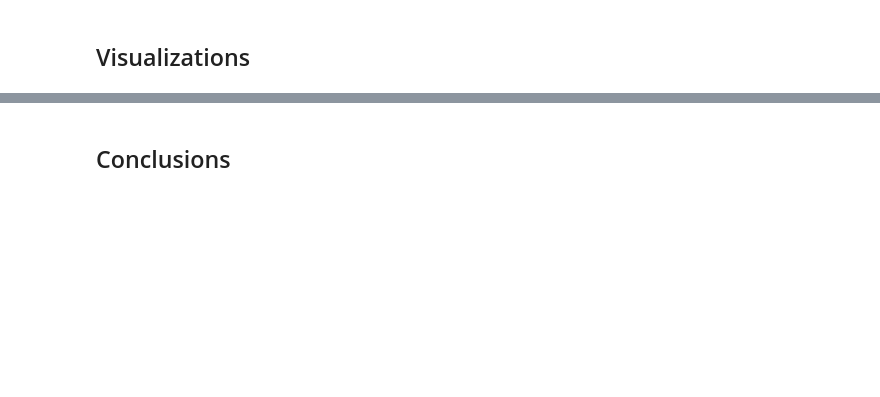
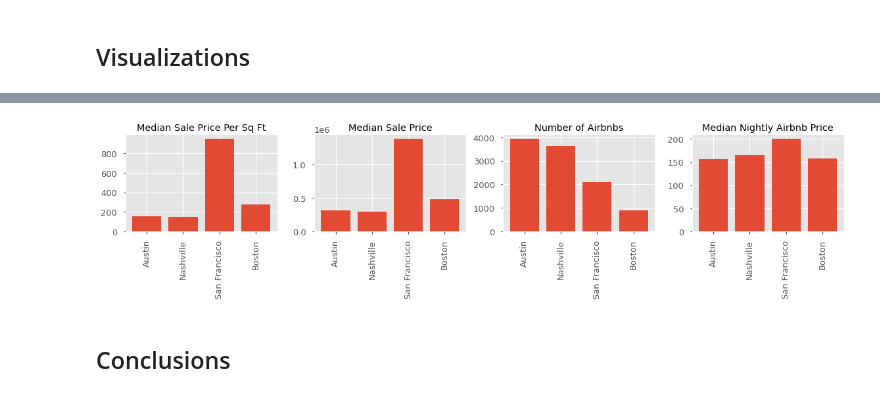
Before and after one commit to randallb15/Real-Estate-Analysis, a Jupyter notebook: InitialEDA.ipynb, the cells around one changed output, grey strips where cells are left out. Drawn from its saved outputs; the diff is of its cells as text; code cells hidden in the pictures; blank space fills up the shorter version.

```diff
--- a/InitialEDA.ipynb
+++ b/InitialEDA.ipynb
@@ -178,0 +210,7 @@ dtype: int64
+# %%
+SFnumber = len(SF_df)
+SF_median_nightly = SF_df['price'].median()
+# %%
+ynumber = [ATXnumber,Nnumber,SFnumber,Bnumber]
+# %%
+ynightly = [ATX_median_nightly,N_median_nightly,SF_median_nightly,B_median_nightly]
@@ -181,2 +251,23 @@ dtype: int64
+# %%
+plt.style.use('ggplot')
+# %%
+fig,ax = plt.subplots(1,4,figsize=(16,4))
+
+ax[0].bar(xlabels,yppsf)
+ax[0].set_xticklabels(xlabels,rotation=90)
+ax[0].set_title('Median Sale Price Per Sq Ft')
+ax[1].bar(xlabels,ysale)
+ax[1].set_xticklabels(xlabels,rotation=90)
+ax[1].set_title('Median Sale Price')
+ax[2].bar(xlabels,ynumber)
+ax[2].set_xticklabels(xlabels,rotation=90)
+ax[2].set_title('Number of Airbnbs')
+ax[3].bar(xlabels,ynightly)
+ax[3].set_xticklabels(xlabels,rotation=90)
+ax[3].set_title('Median Nightly Airbnb Price');
+plt.tight_layout()
+plt.savefig('img/cities.png')
+# %% [output]
+[figure, added]
 # %% [markdown]
 ## Conclusions
```
Also changed, not shown: parts of 34 cells of this notebook, 7 other files.
